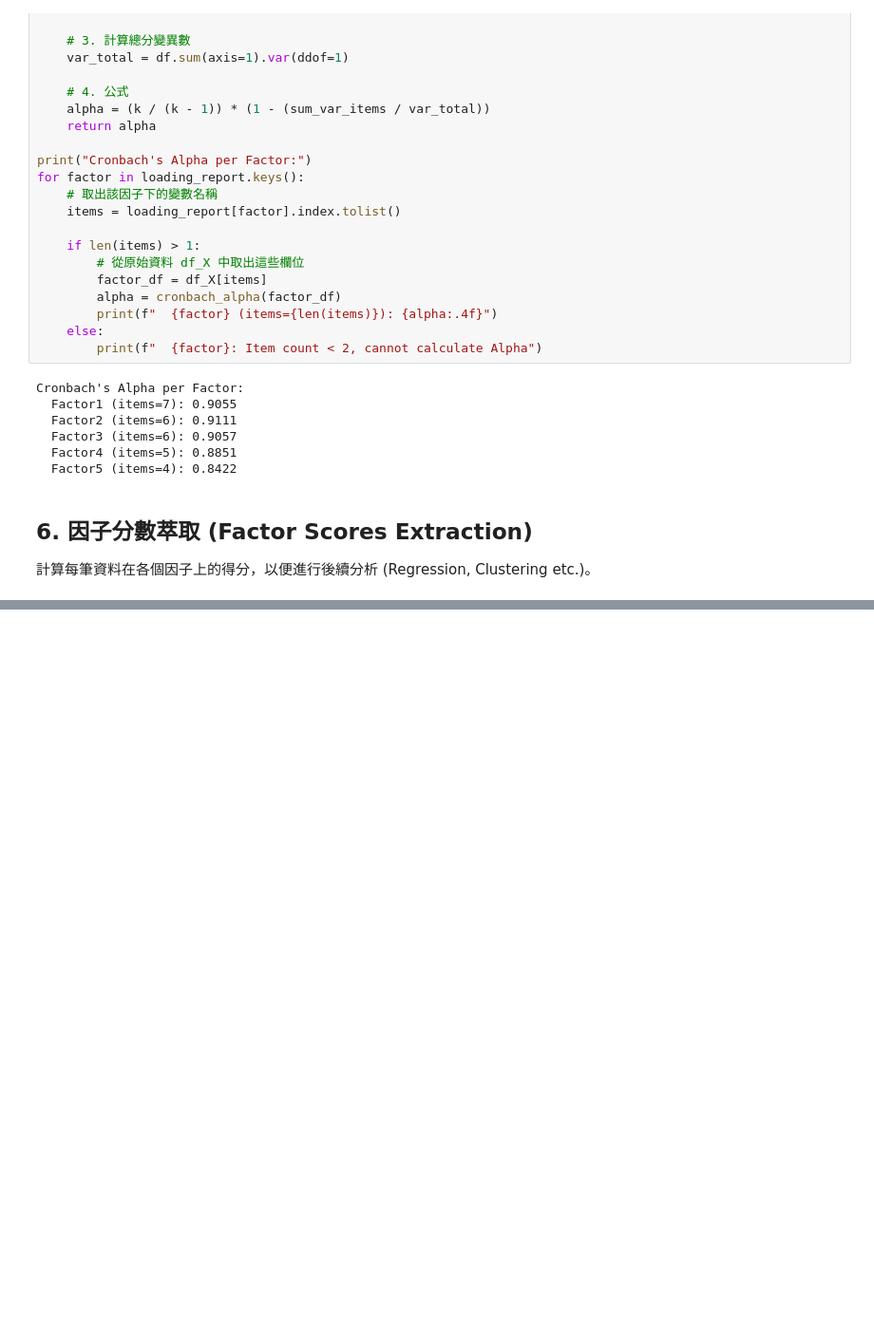
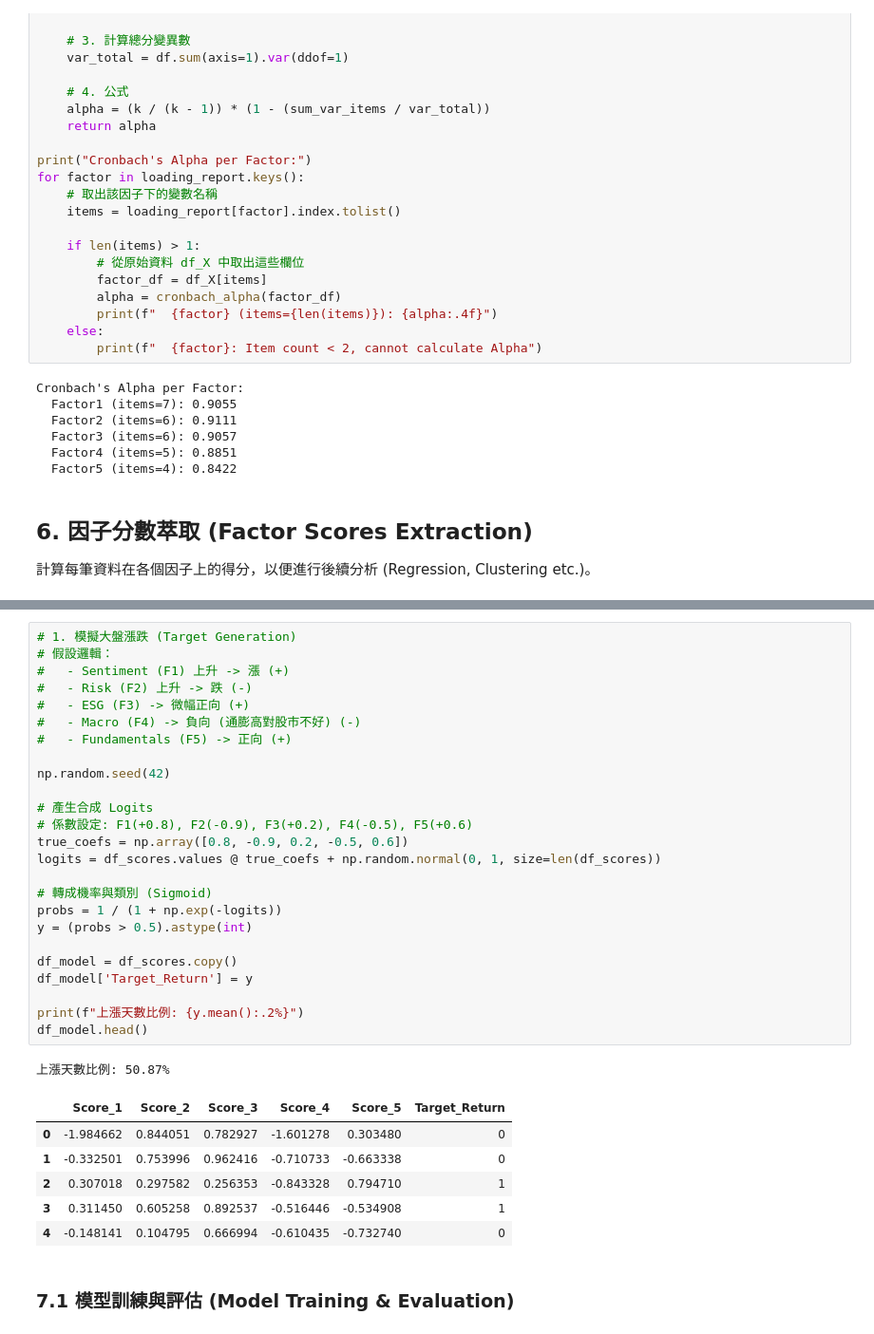
Before and after one commit to Xin95172/Personal-Project, a Jupyter notebook: 多變量分析/research.ipynb, the cells around one changed output, grey strips where cells are left out. Shown at 95% size. Saved outputs shown, nothing was run; the diff lists cells and outputs as text; blank space fills up the shorter version.

```diff
--- a/多變量分析/research.ipynb
+++ b/多變量分析/research.ipynb
@@ -550,0 +574,35 @@ df_scores.head()
+# %%
+# 1. 模擬大盤漲跌 (Target Generation)
+# 假設邏輯：
+#   - Sentiment (F1) 上升 -> 漲 (+)
+#   - Risk (F2) 上升 -> 跌 (-)
+#   - ESG (F3) -> 微幅正向 (+)
+#   - Macro (F4) -> 負向 (通膨高對股市不好) (-)
+#   - Fundamentals (F5) -> 正向 (+)
+
+np.random.seed(42)
+
+# 產生合成 Logits
+# 係數設定: F1(+0.8), F2(-0.9), F3(+0.2), F4(-0.5), F5(+0.6)
+true_coefs = np.array([0.8, -0.9, 0.2, -0.5, 0.6])
+logits = df_scores.values @ true_coefs + np.random.normal(0, 1, size=len(df_scores))
+
+# 轉成機率與類別 (Sigmoid)
+probs = 1 / (1 + np.exp(-logits))
+y = (probs > 0.5).astype(int)
+
+df_model = df_scores.copy()
+df_model['Target_Return'] = y
+
+print(f"上漲天數比例: {y.mean():.2%}")
+df_model.head()
+# %% [output]
+上漲天數比例: 50.87%
+|  | Score_1 | Score_2 | Score_3 | Score_4 | Score_5 | Target_Return |
+| 0 | -1.984662 | 0.844051 | 0.782927 | -1.601278 | 0.303480 | 0 |
+| 1 | -0.332501 | 0.753996 | 0.962416 | -0.710733 | -0.663338 | 0 |
+| 2 | 0.307018 | 0.297582 | 0.256353 | -0.843328 | 0.794710 | 1 |
+| 3 | 0.311450 | 0.605258 | 0.892537 | -0.516446 | -0.534908 | 1 |
+| 4 | -0.148141 | 0.104795 | 0.666994 | -0.610435 | -0.732740 | 0 |
+# %% [markdown]
+### 7.1 模型訓練與評估 (Model Training & Evaluation)
```
Also changed, not shown: parts of 8 cells of this notebook.
